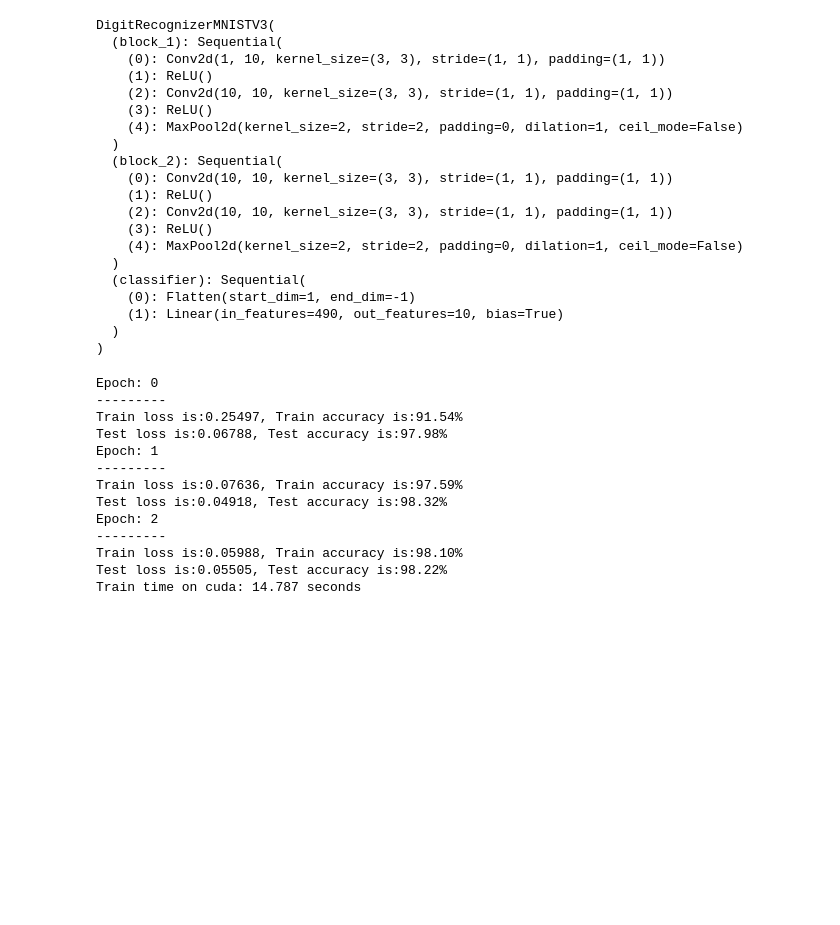
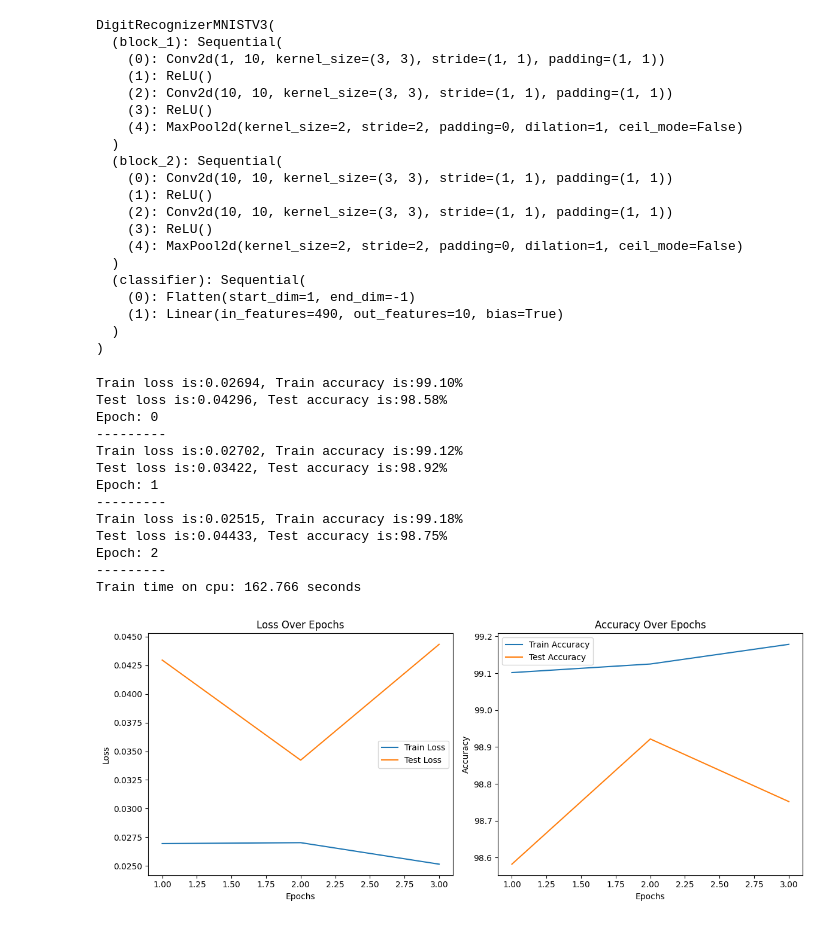
Before and after one commit to haldonmez/mnist-digit-recognizer, a Jupyter notebook: Model_3.ipynb, the cells around one changed output. Saved outputs shown, nothing was run; the diff lists cells and outputs as text; code cells hidden in the pictures; blank space fills up the shorter version.

Commit message:
Update Test and Training accuracy & loss graphs has been added.

```diff
--- a/Model_3.ipynb
+++ b/Model_3.ipynb
@@ -228,6 +244,7 @@ def train_part(model: torch.nn.Module,
   train_loss /= len(data_loader)
   train_acc /= len(data_loader)
   print(f"Train loss is:{train_loss:.5f}, Train accuracy is:{train_acc:.2f}%")
+  return train_loss, train_acc
 
 def test_part(model: torch.nn.Module,
                data_loader: torch.utils.data.DataLoader,
@@ -253,6 +270,7 @@ def test_part(model: torch.nn.Module,
     test_acc /= len(data_loader)
 
     print(f"Test loss is:{test_loss:.5f}, Test accuracy is:{test_acc:.2f}%")
+  return test_loss, test_acc
 # %%
 torch.manual_seed(42)
 from tqdm.auto import tqdm
@@ -260,40 +278,72 @@ from tqdm.auto import tqdm
 from timeit import default_timer as timer
 train_time_start_model_3 = timer()
 
+train_losses = []
+train_accuracies = []
+test_losses = []
+test_accuracies = []
+
 # Train and test model
-epochs = 3
+epochs = 50
 for epoch in tqdm(range(epochs)):
-    print(f"Epoch: {epoch}\n---------")
-    train_part(data_loader=train_dataloader,
+
+    train_loss, train_acc = train_part(data_loader=train_dataloader,
         model=model_3,
         loss_fn=loss_fn,
         optimizer=optimizer,
         accuracy_func=accuracy_func,
-        device=device
-    )
-    test_part(data_loader=test_dataloader,
+        device=device)
+    test_loss, test_acc = test_part(data_loader=test_dataloader,
         model=model_3,
         loss_fn=loss_fn,
         optimizer = optimizer,
         accuracy_func=accuracy_func,
-        device=device
-    )
+        device=device)
+    train_losses.append(train_loss.detach().numpy())
+    train_accuracies.append(train_acc)
+    test_losses.append(test_loss.detach().numpy())
+    test_accuracies.append(test_acc)
+
+
+    print(f"Epoch: {epoch}\n---------")
 
 train_time_end_model_3 = timer()
 total_train_time_model_2 = print_train_time(start=train_time_start_model_3,
                                            end=train_time_end_model_3,
                                            device=device)
 # %% [output]
+Train loss is:0.02694, Train accuracy is:99.10%
+Test loss is:0.04296, Test accuracy is:98.58%
 Epoch: 0
 ---------
-Train loss is:0.25497, Train accuracy is:91.54%
-Test loss is:0.06788, Test accuracy is:97.98%
+Train loss is:0.02702, Train accuracy is:99.12%
+Test loss is:0.03422, Test accuracy is:98.92%
 Epoch: 1
 ---------
-Train loss is:0.07636, Train accuracy is:97.59%
-Test loss is:0.04918, Test accuracy is:98.32%
+Train loss is:0.02515, Train accuracy is:99.18%
+Test loss is:0.04433, Test accuracy is:98.75%
 Epoch: 2
 ---------
-Train loss is:0.05988, Train accuracy is:98.10%
-Test loss is:0.05505, Test accuracy is:98.22%
-Train time on cuda: 14.787 seconds
+Train time on cpu: 162.766 seconds
+# %%
+plt.figure(figsize=(12, 5))
+plt.subplot(1, 2, 1)
+plt.plot(range(1, epochs + 1), train_losses, label='Train Loss')
+plt.plot(range(1, epochs + 1), test_losses, label='Test Loss')
+plt.title('Loss Over Epochs')
+plt.xlabel('Epochs')
+plt.ylabel('Loss')
+plt.legend()
+
+plt.subplot(1, 2, 2)
+plt.plot(range(1, epochs + 1), train_accuracies, label='Train Accuracy')
+plt.plot(range(1, epochs + 1), test_accuracies, label='Test Accuracy')
+plt.title('Accuracy Over Epochs')
+plt.xlabel('Epochs')
+plt.ylabel('Accuracy')
+plt.legend()
+
+plt.tight_layout()
+plt.show()
+# %% [output]
+[figure, added]
```
Also changed, not shown: parts of 3 cells of this notebook.
